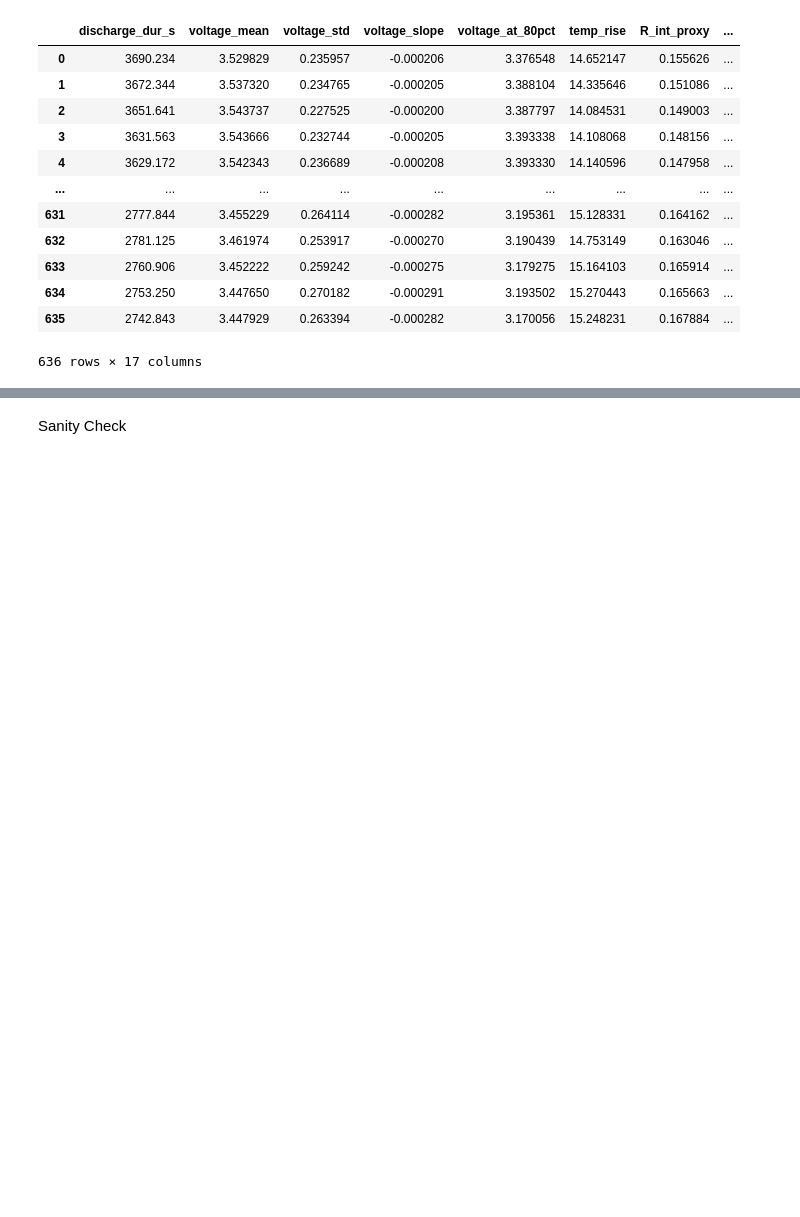
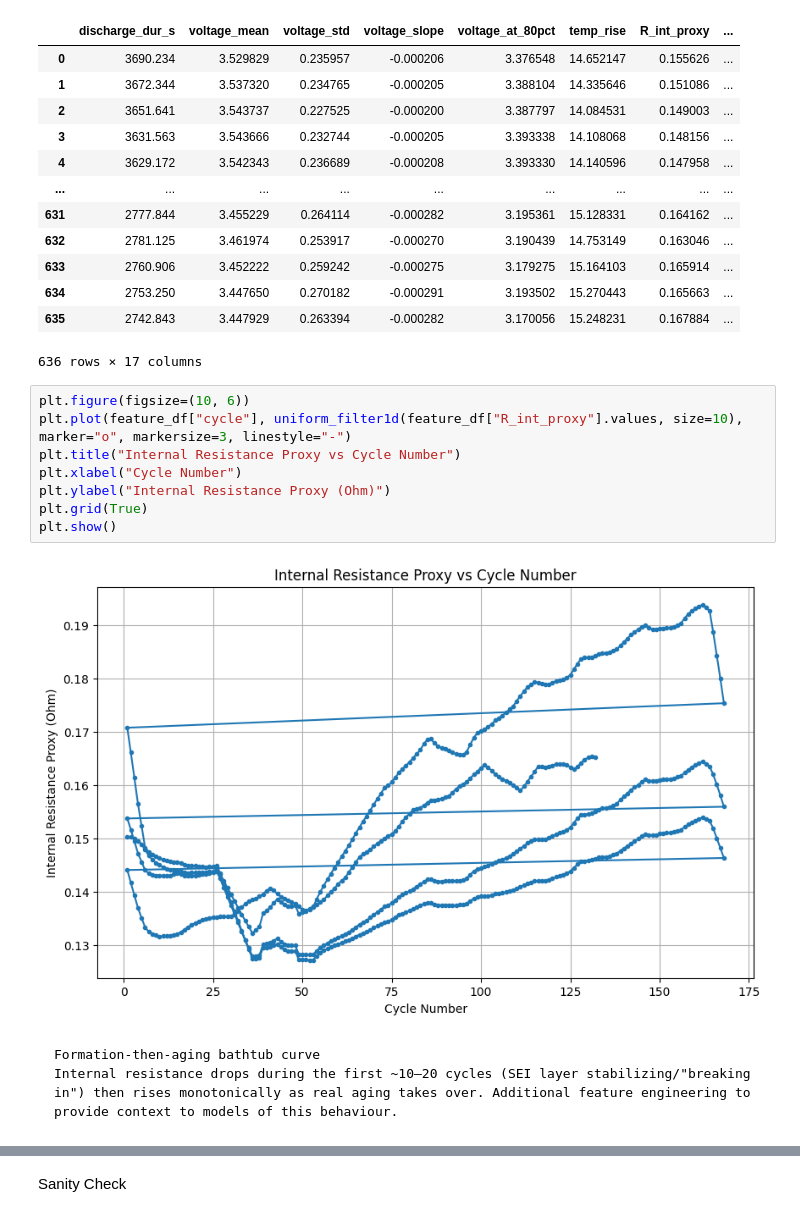
Before and after one commit to adithyaprasadsv/battery-soh-ml, a Jupyter notebook: battery_soh_script.ipynb, the cells around one changed output, grey strips where cells are left out. Saved outputs shown, nothing was run; the diff lists cells and outputs as text; blank space fills up the shorter version.

````diff
--- a/battery_soh_script.ipynb
+++ b/battery_soh_script.ipynb
@@ -465,3 +466,18 @@ feature_df
 | 634 | 2753.250 | 3.447650 | 0.270182 | -0.000291 | 3.193502 | 15.270443 | 0.165663 | ... |
 | 635 | 2742.843 | 3.447929 | 0.263394 | -0.000282 | 3.170056 | 15.248231 | 0.167884 | ... |
 636 rows × 17 columns
+# %%
+plt.figure(figsize=(10, 6))
+plt.plot(feature_df["cycle"], uniform_filter1d(feature_df["R_int_proxy"].values, size=10), marker="o", markersize=3, linestyle="-")
+plt.title("Internal Resistance Proxy vs Cycle Number")
+plt.xlabel("Cycle Number")
+plt.ylabel("Internal Resistance Proxy (Ohm)")
+plt.grid(True)
+plt.show()
+# %% [output]
+[figure, added]
+# %% [markdown]
+```
+Formation-then-aging bathtub curve
+Internal resistance drops during the first ~10–20 cycles (SEI layer stabilizing/"breaking in") then rises monotonically as real aging takes over. Additional feature engineering to provide context to models of this behaviour.
+```
````
Also changed, not shown: parts of 24 cells of this notebook, 8 other files.
